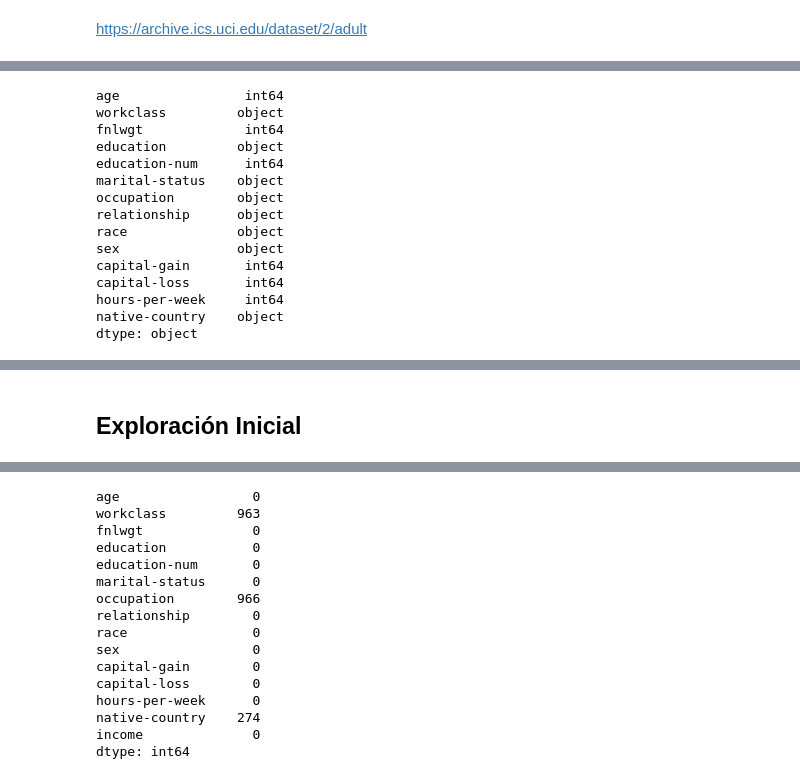
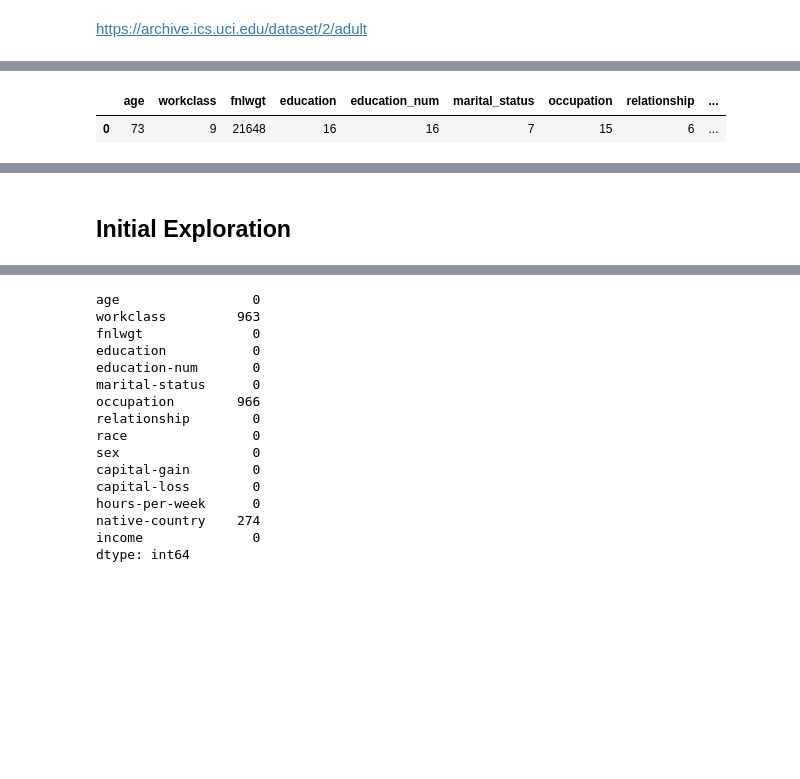
Before and after one commit to FranzCastillo/Income-Prediction, a Jupyter notebook: notebooks/EDA.ipynb, the cells around one changed output, grey strips where cells are left out. Saved outputs shown, nothing was run; the diff lists cells and outputs as text; code cells hidden in the pictures; blank space fills up the shorter version.

```diff
--- a/notebooks/EDA.ipynb
+++ b/notebooks/EDA.ipynb
@@ -57,21 +42,9 @@ y = adult.data.targets
 # %%
-print(X.dtypes)
+unique_values = pd.DataFrame({col: [df[col].nunique()] for col in df.columns})
+unique_values
 # %% [output]
-age                int64
-workclass         object
-fnlwgt             int64
-education         object
-education-num      int64
-marital-status    object
-occupation        object
-relationship      object
-race              object
-sex               object
-capital-gain       int64
-capital-loss       int64
-hours-per-week     int64
-native-country    object
-dtype: object
+|  | age | workclass | fnlwgt | education | education_num | marital_status | occupation | relationship | ... |
+| 0 | 73 | 9 | 21648 | 16 | 16 | 7 | 15 | 6 | ... |
 # %%
 df = pd.concat([X, y], axis=1)
 df.head(10)
@@ -88,5 +61,5 @@ df.head(10)
 | 8 | 31 | Private | 45781 | Masters | 14 | Never-married | Prof-specialty | Not-in-family | ... |
 | 9 | 42 | Private | 159449 | Bachelors | 13 | Married-civ-spouse | Exec-managerial | Husband | ... |
 # %% [markdown]
-## Exploración Inicial
+## Initial Exploration
 # %%
```
Also changed, not shown: parts of 38 cells of this notebook.
